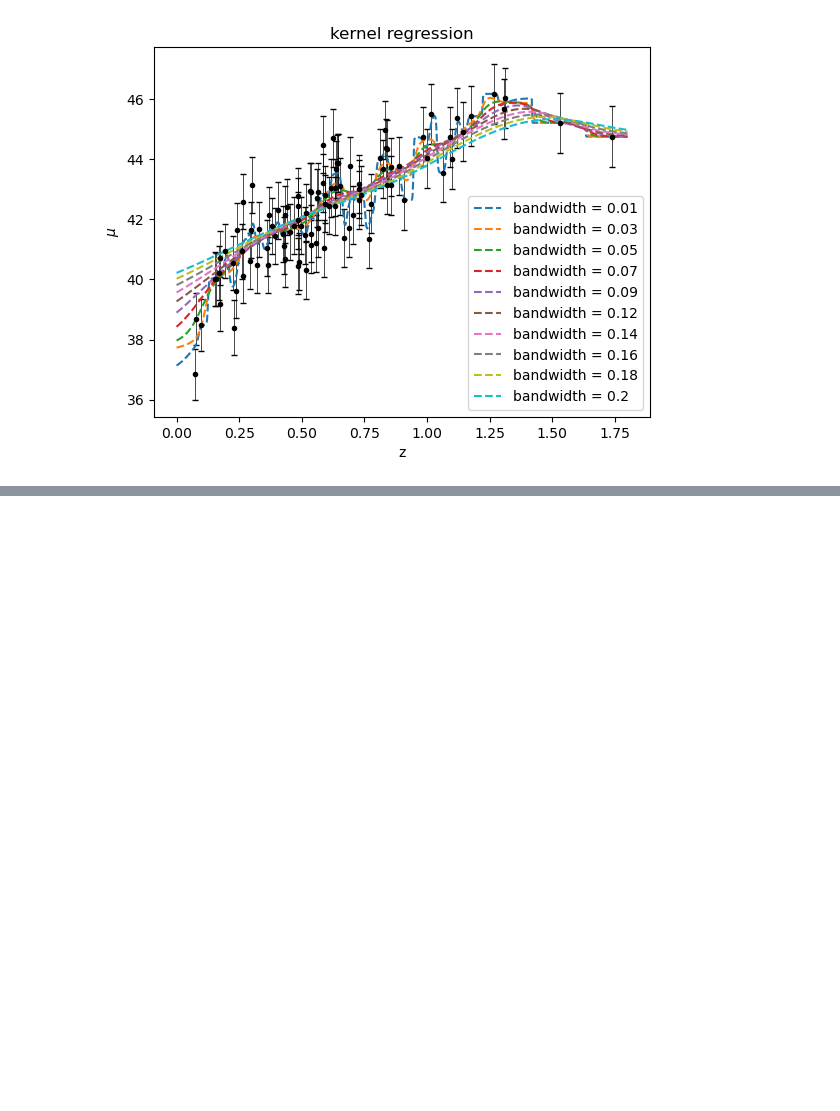
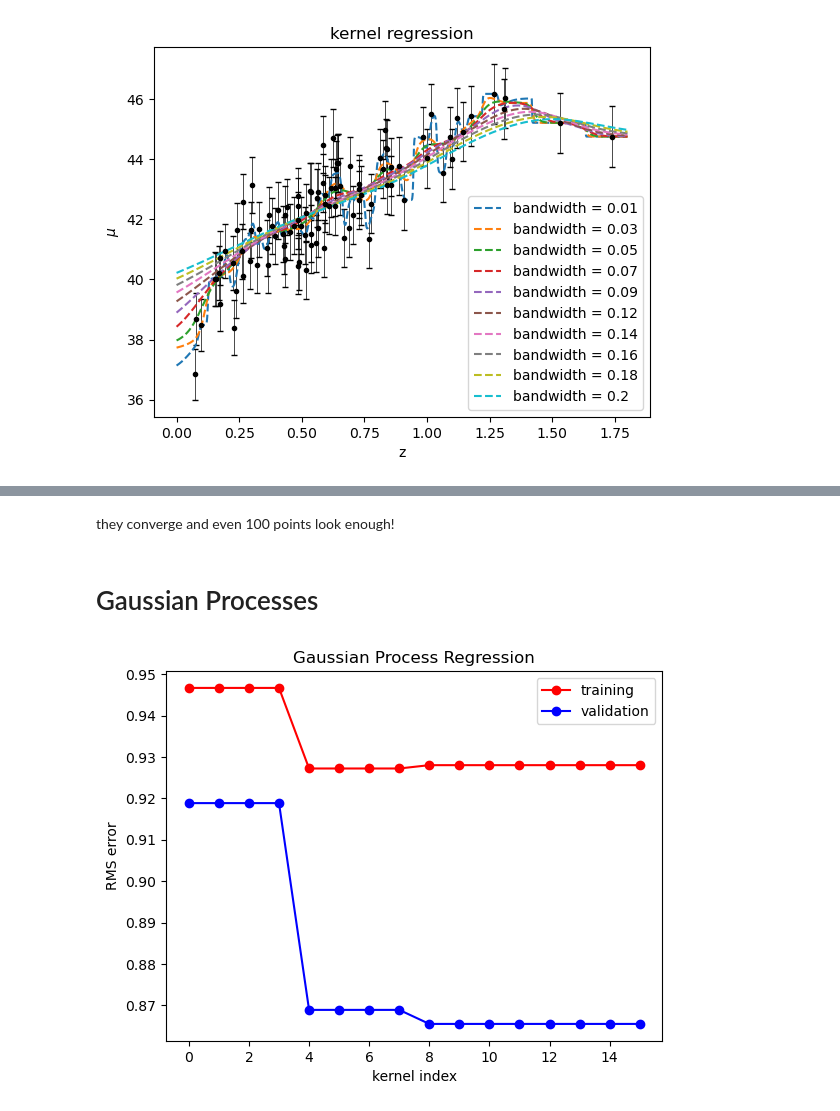
Before and after one commit to Giulia7T/ilovegit, a Jupyter notebook: 17_18_Supernovae.ipynb, the cells around one changed output, grey strips where cells are left out. Drawn from its saved outputs; the diff is of its cells as text; code cells hidden in the pictures; blank space fills up the shorter version.

```diff
--- a/17_18_Supernovae.ipynb
+++ b/17_18_Supernovae.ipynb
@@ -275,0 +355,35 @@ Text(0.5, 1.0, 'Nadaraya-Watson')
+# %% [markdown]
+they converge and even 100 points look enough!
+# %% [markdown]
+# Gaussian Processes
+# %%
+z, mu, dmu = generate_mu_z(100, random_state=1234)
+X = z[:, np.newaxis]
+y = mu
+x_tr, x_val, y_tr, y_val, dy_tr, dy_val = train_test_split(X, y, dmu, train_size=0.7, random_state=0)
+# %%
+#comparing kernels with cross-validation
+training_err = []
+crossval_err = []
+kers = []
+for i in np.linspace(1, 4, 4):
+    for j in np.linspace(1, 4, 4):
+        kers.append(kernels.ConstantKernel(1, (10**-i, 10**i)) * kernels.RBF(1, (10**-j, 10**j)))
+
+for kernel in kers:
+    GPR = GaussianProcessRegressor(kernel=kernel, alpha=dy_tr**2, random_state=0)
+    GPR.fit(x_tr, y_tr)
+    training_err.append(np.sqrt(np.sum((y_tr-GPR.predict(x_tr))**2)/len(y_tr)))
+    crossval_err.append(np.sqrt(np.sum((y_val-GPR.predict(x_val))**2)/len(y_val)))
+
+plt.plot(np.array(list(enumerate(kers)))[:, 0], training_err, "o-r", label="training")
+plt.plot(np.array(list(enumerate(kers)))[:, 0], crossval_err, "o-b", label="validation")
+
+plt.xlabel("kernel index")
+plt.ylabel("RMS error")
+plt.legend()
+plt.title("Gaussian Process Regression")
+
+best_ker = kers[np.argmin(crossval_err)]
+# %% [output]
+[figure, added]
```
Also changed, not shown: parts of 36 cells of this notebook, 1 other file.
